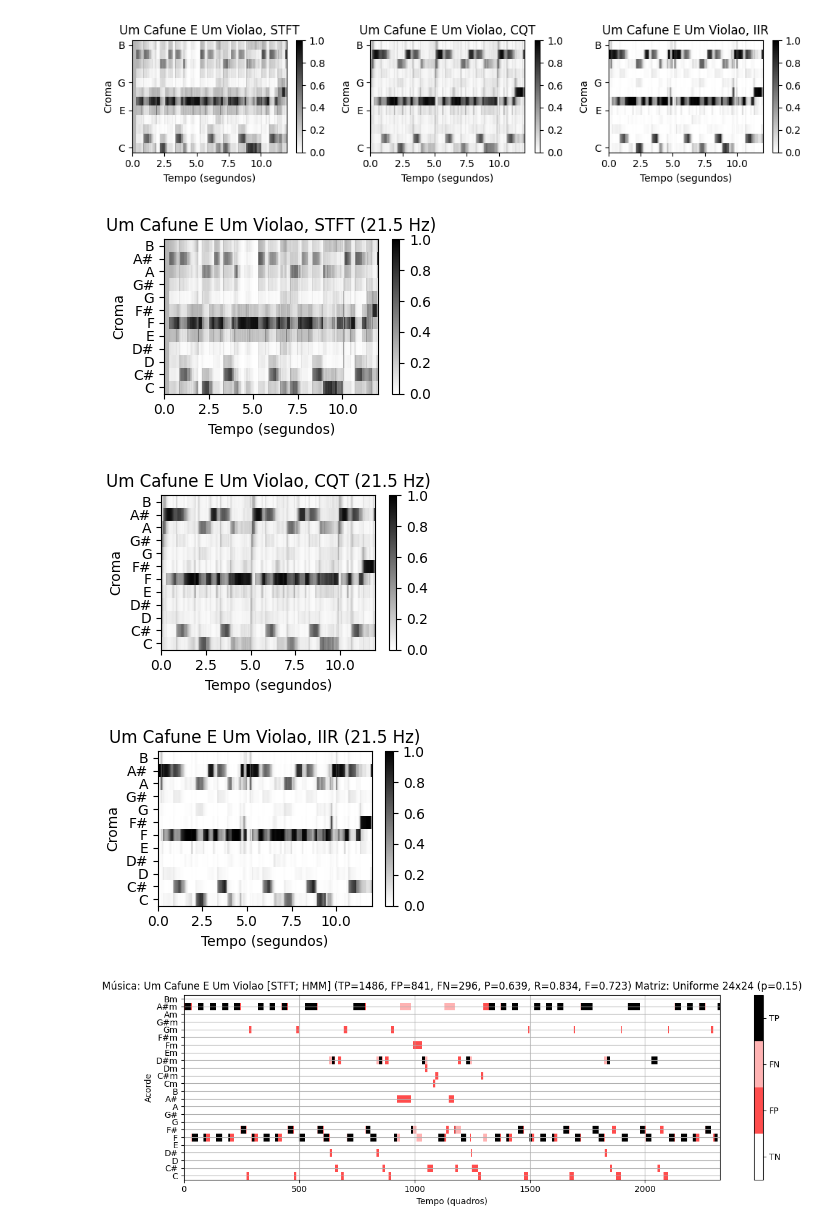
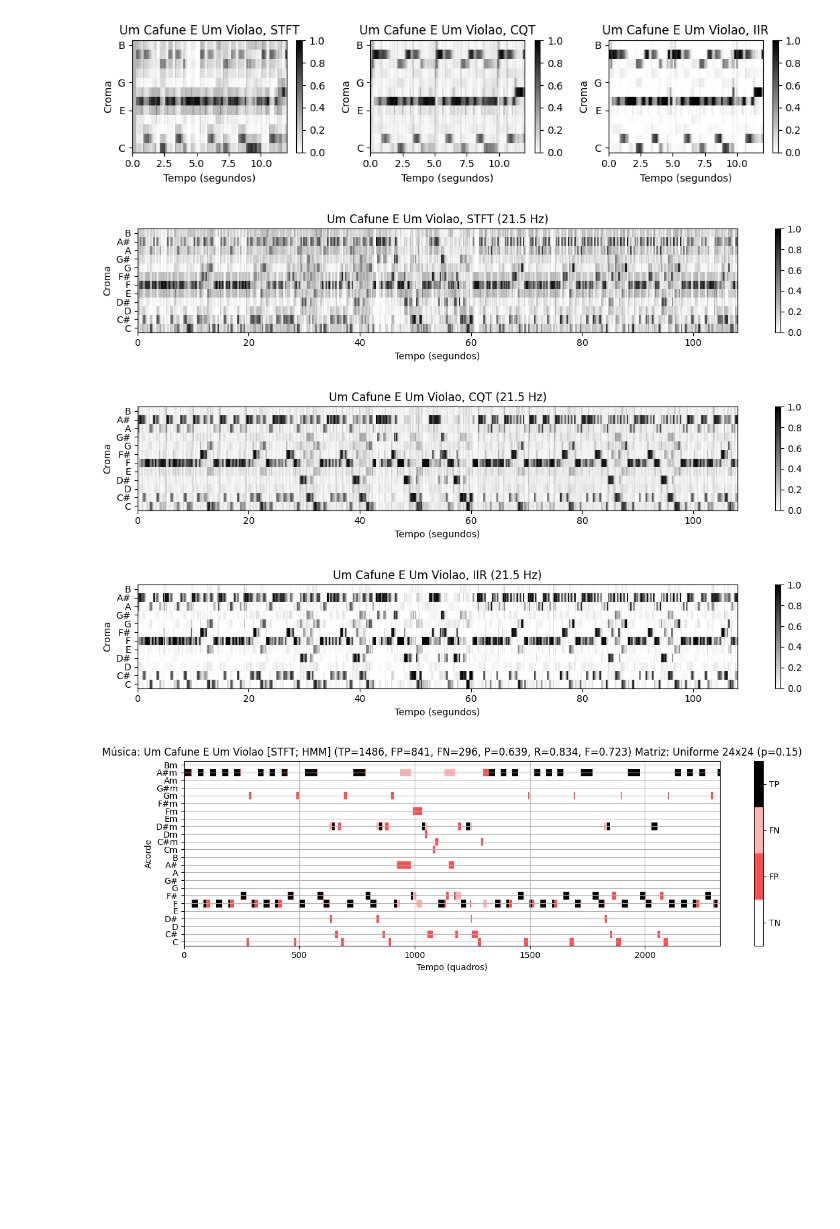
Before and after one commit to RodrigoPita/TCC, a Jupyter notebook: Final Test/carol.ipynb, the cells around one changed output. Cells and saved outputs as stored; diff of their text form; code cells hidden in the pictures; blank space fills up the shorter version.

```diff
--- a/Final Test/carol.ipynb
+++ b/Final Test/carol.ipynb
@@ -51,21 +51,21 @@ get_chromagrams(song_selected, song_dict, Fs_X_dict_STFT, X_dict_STFT, Fs_X_dict
 [figure]
 # %%
 # STFT
-get_chromagram(song_selected, song_dict, Fs_X_dict_STFT, X_dict_STFT)
+get_chromagram(song_selected, song_dict, Fs_X_dict_STFT, X_dict_STFT, xlim=[0, 108], figsize=(12, 2.5))
 # %% [output]
-[figure, old version]
+[figure, new version]
 # %%
 # CQT
 chroma_type = 1
-get_chromagram(song_selected, song_dict, Fs_X_dict_CQT, X_dict_CQT, chroma_type=chroma_type)
+get_chromagram(song_selected, song_dict, Fs_X_dict_CQT, X_dict_CQT, chroma_type=chroma_type, xlim=[0, 108], figsize=(12, 2.5))
 # %% [output]
-[figure, old version]
+[figure, new version]
 # %%
 # IIR
 chroma_type = 2
-get_chromagram(song_selected, song_dict, Fs_X_dict_IIR, X_dict_IIR, chroma_type=chroma_type)
+get_chromagram(song_selected, song_dict, Fs_X_dict_IIR, X_dict_IIR, chroma_type=chroma_type, xlim=[0, 108], figsize=(12, 2.5))
 # %% [output]
-[figure, old version]
+[figure, new version]
 # %%
 # Matriz Uniforme
 for s in song_selected:
```
Also changed, not shown: 1 other file.
